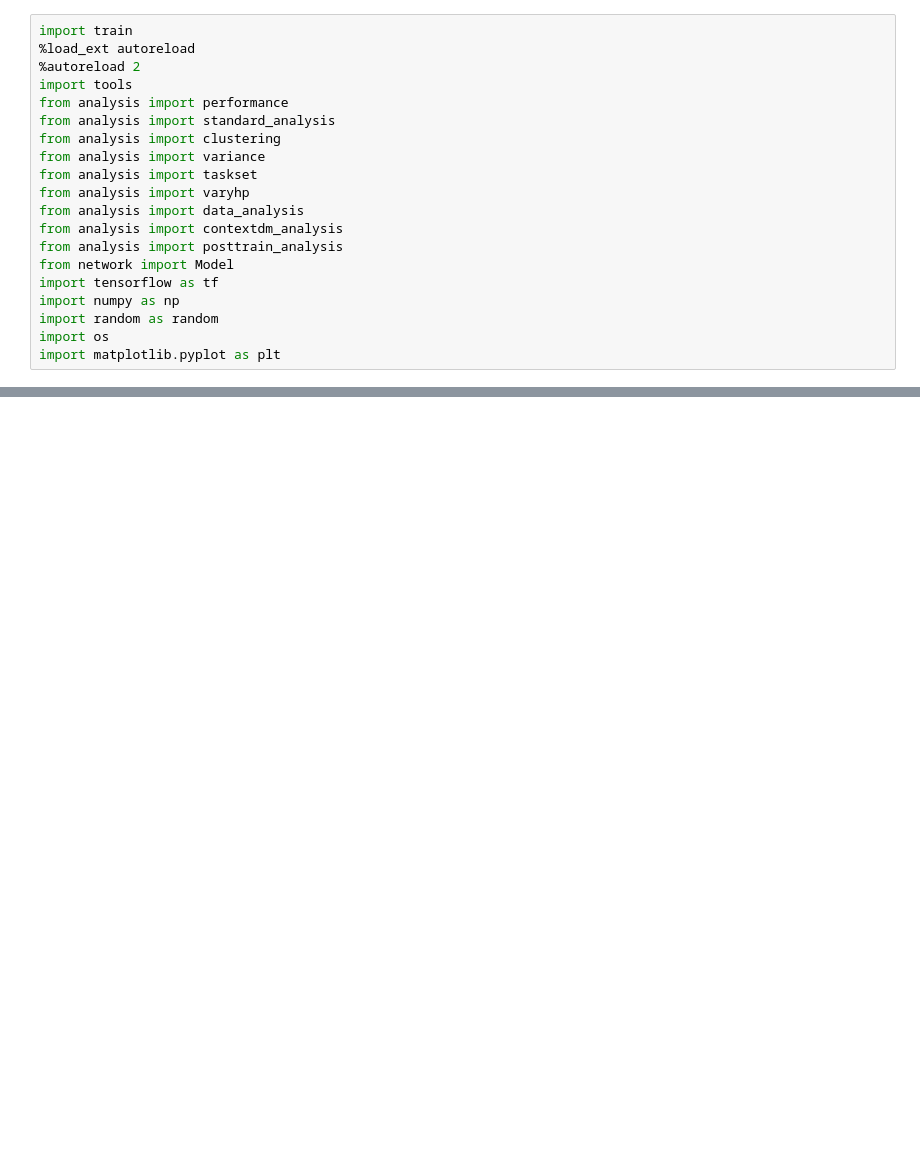
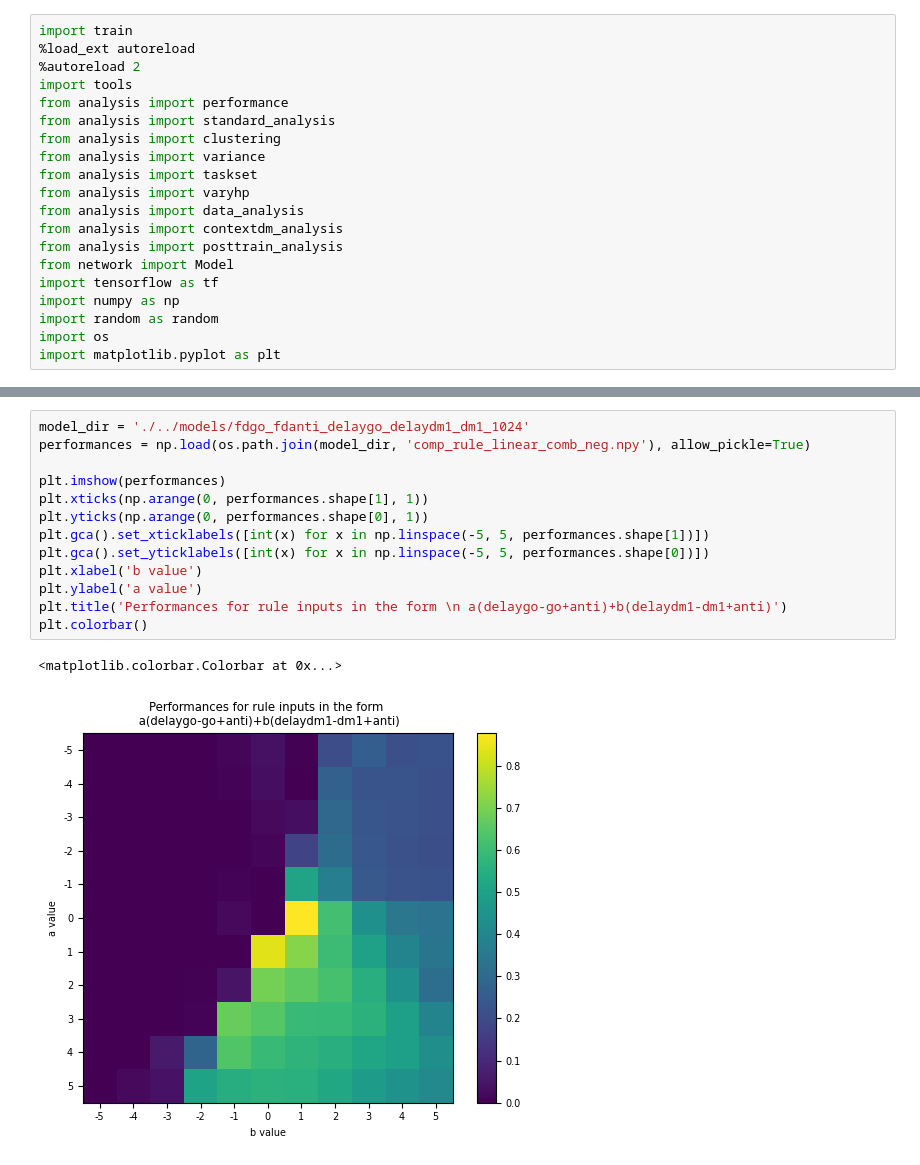
Before and after one commit to burnhamdr/multitask, a Jupyter notebook: rt_visualization.ipynb, the cells around one changed output, grey strips where cells are left out. Saved outputs shown, nothing was run; the diff lists cells and outputs as text; blank space fills up the shorter version.

```diff
--- a/rt_visualization.ipynb
+++ b/rt_visualization.ipynb
@@ -74,0 +123,16 @@ Performance on delayanti when instructed with multidm family:  0.667999999999999
+# %%
+model_dir = './../models/fdgo_fdanti_delaygo_delaydm1_dm1_1024'
+performances = np.load(os.path.join(model_dir, 'comp_rule_linear_comb_neg.npy'), allow_pickle=True)
+
+plt.imshow(performances)
+plt.xticks(np.arange(0, performances.shape[1], 1))
+plt.yticks(np.arange(0, performances.shape[0], 1))
+plt.gca().set_xticklabels([int(x) for x in np.linspace(-5, 5, performances.shape[1])])
+plt.gca().set_yticklabels([int(x) for x in np.linspace(-5, 5, performances.shape[0])])
+plt.xlabel('b value')
+plt.ylabel('a value')
+plt.title('Performances for rule inputs in the form \n a(delaygo-go+anti)+b(delaydm1-dm1+anti)')
+plt.colorbar()
+# %% [output]
+<matplotlib.colorbar.Colorbar at 0x...>
+[figure, added]
```
Also changed, not shown: parts of 8 cells of this notebook.
